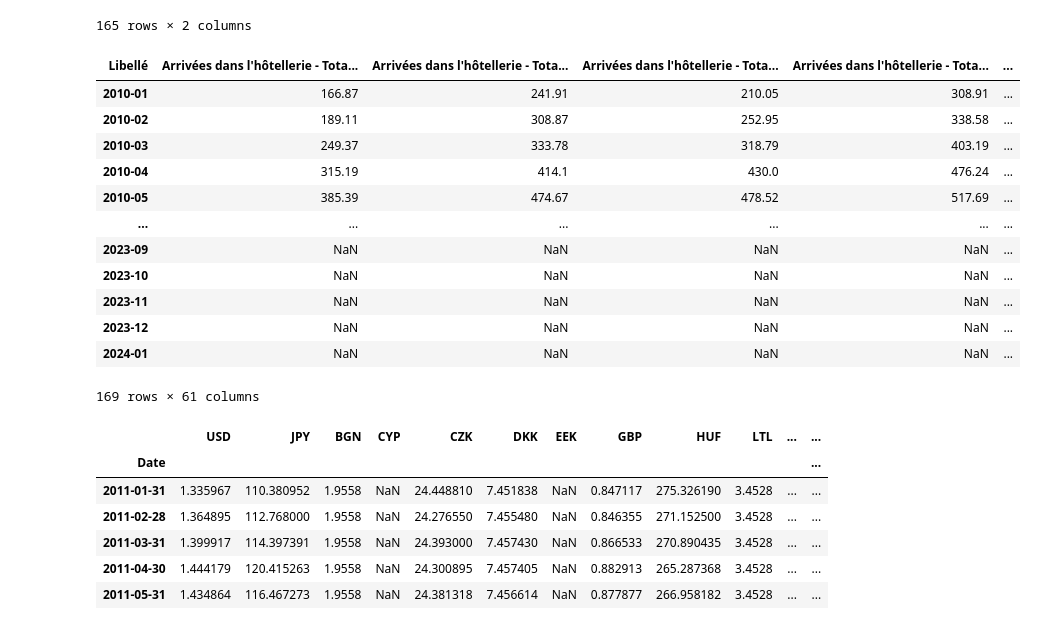
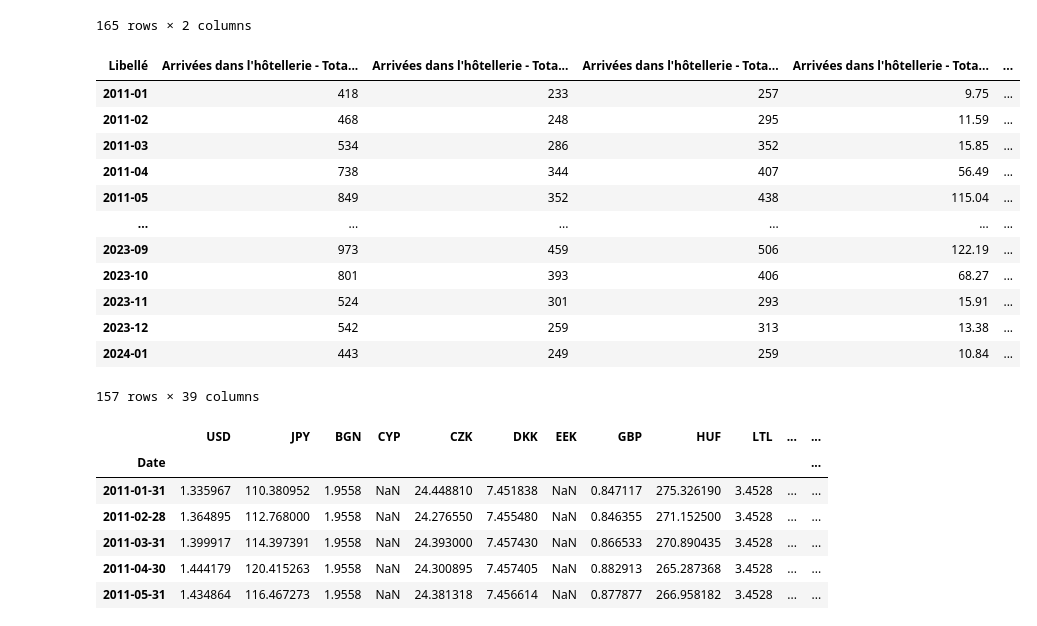
Before and after one commit to Laveine-v2/MODS206-DFM, a Jupyter notebook: Data_analysis.ipynb, the cells around one changed output. Cells and saved outputs as stored; diff of their text form; code cells hidden in the pictures.

Commit message:
INSEE dataframe cleansing

```diff
--- a/Data_analysis.ipynb
+++ b/Data_analysis.ipynb
@@ -64,48 +64,50 @@ sight_seeing_demand_df=sight_seeing_demand_df.drop('Période', axis=1)
 sight_seeing_demand_df
 
 overnight_stays_df=pd.read_csv('databases/famille_NUITEE/valeurs_mensuelles.csv', sep=';')
 overnight_stays_df=overnight_stays_df.drop(overnight_stays_df[overnight_stays_df['Libellé'] == 'Codes'].index)
 overnight_stays_df=overnight_stays_df.drop('Période',axis=1)
 
 regions=[
     "Auvergne-Rhône-Alpes", "Bourgogne-Franche-Comté", "Bretagne",
     "Centre-Val de Loire", "Corse", "Grand Est", "Hauts-de-France",
     "Ile-de-France", "Normandie", "Nouvelle-Aquitaine", "Occitanie",
     "Pays de la Loire", "Provence Alpes Côte d’Azur"
 ]
 
 overnight_stays_df_t = overnight_stays_df.transpose()
 # Rename columns using the first row, cleansing of not useful columns
 overnight_stays_df_t.columns = overnight_stays_df_t.iloc[0]
 overnight_stays_df_t = overnight_stays_df_t.drop(overnight_stays_df_t.index[:3])
 
 #overnight_stays_df_t = overnight_stays_df_t.iloc[:, list(range(3, 21)) + list(range(64, 80))]
 occupation_columns = [col for col in overnight_stays_df_t.columns if "Taux d'occupation dans l'hôtellerie" in col]
-overnight_columns = [col for col in overnight_stays_df_t.columns if "Nuitées dans l'hôtellerie - Total -" in col]
-arrival_columns= [col for col in overnight_stays_df_t.columns if "Arrivées dans l'hôtellerie - Total -" in col]
+overnight_columns = [col for col in overnight_stays_df_t.columns if "Nuitées dans l'hôtellerie - Total -" in col and "Série arrêtée" not in col]
+arrival_columns= [col for col in overnight_stays_df_t.columns if "Arrivées dans l'hôtellerie - Total -" in col and "Série arrêtée" not in col]
 
 selected_occupation_columns = [col for col in occupation_columns if any(region in col for region in regions)]
 selected_overnight_columns = [col for col in overnight_columns if any(region in col for region in regions)]
 selected_arrival_columns = [col for col in arrival_columns if any(region in col for region in regions)]
 
 selected_columns = selected_arrival_columns+selected_occupation_columns+selected_overnight_columns
+
 overnight_stays_df_t =overnight_stays_df_t[selected_columns]
-#overnight_stays_df_t["Taux"]
+overnight_stays_df_t=overnight_stays_df_t['2011-01':]
+
 overnight_stays_df_t
 # %% [output]
 | Libellé | Arrivées dans l'hôtellerie - Tota... | Arrivées dans l'hôtellerie - Tota... | Arrivées dans l'hôtellerie - Tota... | Arrivées dans l'hôtellerie - Tota... | ... |
-| 2010-01 | 166.87 | 241.91 | 210.05 | 308.91 | ... |
-| 2010-02 | 189.11 | 308.87 | 252.95 | 338.58 | ... |
-| 2010-03 | 249.37 | 333.78 | 318.79 | 403.19 | ... |
-| 2010-04 | 315.19 | 414.1 | 430.0 | 476.24 | ... |
-| 2010-05 | 385.39 | 474.67 | 478.52 | 517.69 | ... |
+| 2011-01 | 418 | 233 | 257 | 9.75 | ... |
+| 2011-02 | 468 | 248 | 295 | 11.59 | ... |
+| 2011-03 | 534 | 286 | 352 | 15.85 | ... |
+| 2011-04 | 738 | 344 | 407 | 56.49 | ... |
+| 2011-05 | 849 | 352 | 438 | 115.04 | ... |
 | ... | ... | ... | ... | ... | ... |
-| 2023-09 | NaN | NaN | NaN | NaN | ... |
-| 2023-10 | NaN | NaN | NaN | NaN | ... |
-| 2023-11 | NaN | NaN | NaN | NaN | ... |
-| 2023-12 | NaN | NaN | NaN | NaN | ... |
-| 2024-01 | NaN | NaN | NaN | NaN | ... |
+| 2023-09 | 973 | 459 | 506 | 122.19 | ... |
+| 2023-10 | 801 | 393 | 406 | 68.27 | ... |
+| 2023-11 | 524 | 301 | 293 | 15.91 | ... |
+| 2023-12 | 542 | 259 | 313 | 13.38 | ... |
+| 2024-01 | 443 | 249 | 259 | 10.84 | ... |
-169 rows × 61 columns
+157 rows × 39 columns
 # %%
 change_rate_pd=pd.read_csv('databases/euro change rates.csv',sep=',')
 
```
